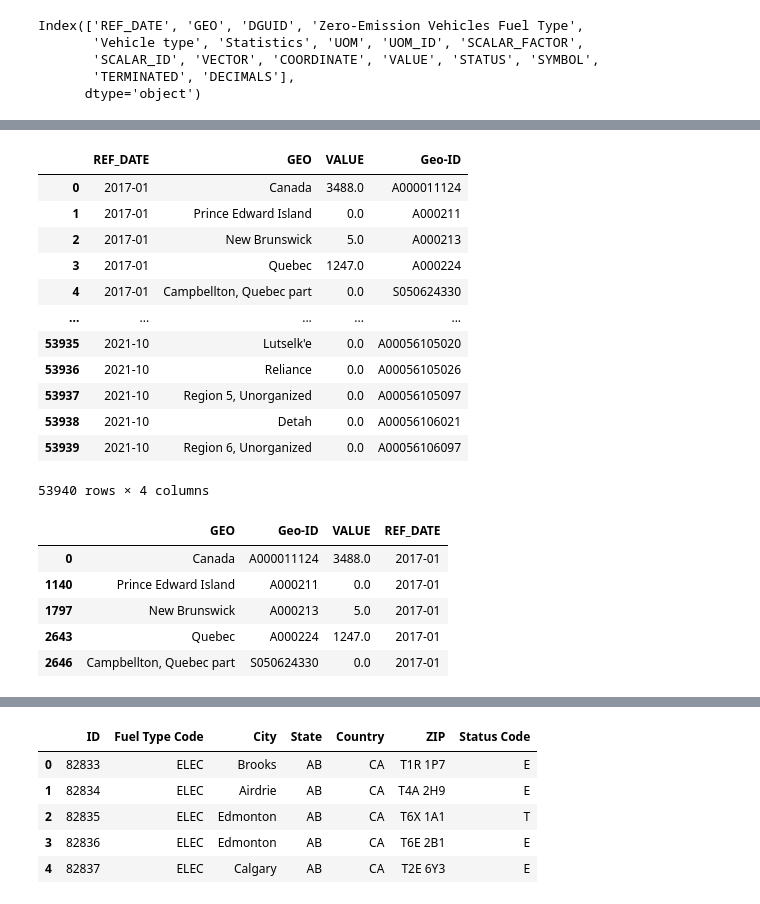
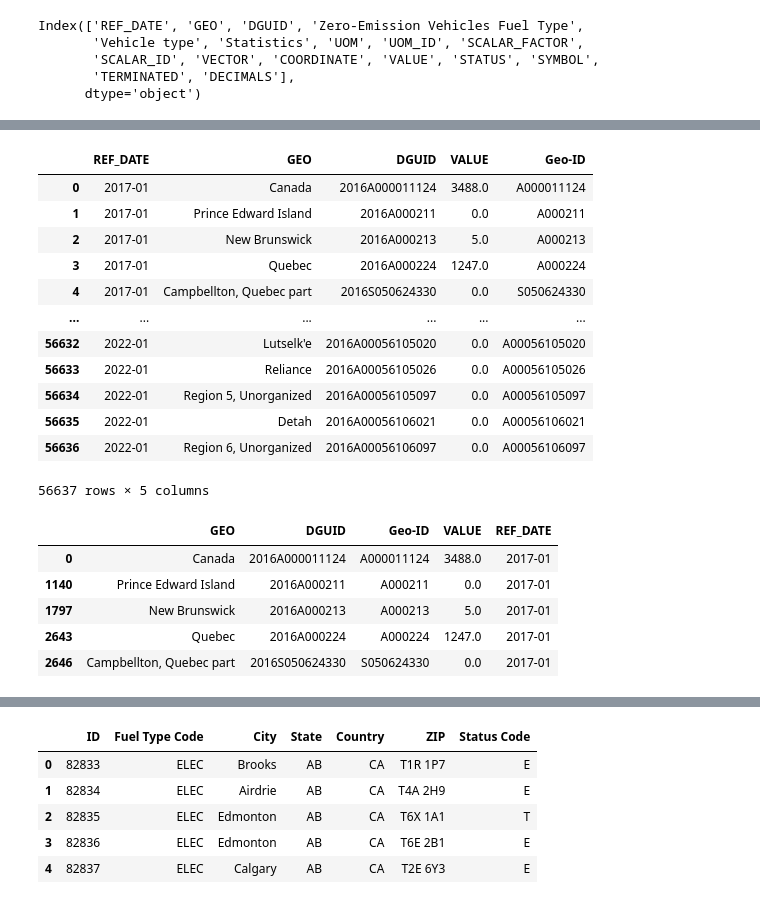
Before and after one commit to JorMerr/EV_charging_locations, a Jupyter notebook: dataset_cleaning.ipynb, the cells around one changed output, grey strips where cells are left out. Saved outputs shown, nothing was run; the diff lists cells and outputs as text; code cells hidden in the pictures.

Commit message:
Cleaning of new datasets, additional cleaning of existing datasets, merging of dataframes and filling of missing values completed

```diff
--- a/dataset_cleaning.ipynb
+++ b/dataset_cleaning.ipynb
@@ -5,5 +6,8 @@ from pathlib import Path
 # %%
 # Create reference paths to the raw dataset
-path = "raw_datasets/"
+path = "Datasets/raw_datasets/"
 EV_registrations_path = path + "EV_sales_table_raw.csv"
 EV_stations_raw = path + "EV_stations_raw.csv"
+population_raw = path + "Population_counts_raw.csv"
+income_raw = path + "Median_Income_Raw.csv"
+unemployment_raw = path + "Unemployment_rate_raw.csv"
@@ -144,34 +150,34 @@ See the caveats in the documentation: https://pandas.pydata.org/pandas-docs/stab
 # %%
 # Drop DGUID and Zero-Emission Vehicles Fuel Type columns, save to new DataFrame
-EV_locations_df = EV_filtered_df.drop(columns=["DGUID", "Zero-Emission Vehicles Fuel Type"], axis=1)
+EV_locations_df = EV_filtered_df.drop(columns=["Zero-Emission Vehicles Fuel Type"], axis=1)
 # %%
 # Reset the index
 EV_locations_df.reset_index(drop=True)
 # %% [output]
-|  | REF_DATE | GEO | VALUE | Geo-ID |
-| 0 | 2017-01 | Canada | 3488.0 | A000011124 |
-| 1 | 2017-01 | Prince Edward Island | 0.0 | A000211 |
-| 2 | 2017-01 | New Brunswick | 5.0 | A000213 |
-| 3 | 2017-01 | Quebec | 1247.0 | A000224 |
-| 4 | 2017-01 | Campbellton, Quebec part | 0.0 | S050624330 |
-| ... | ... | ... | ... | ... |
-| 53935 | 2021-10 | Lutselk'e | 0.0 | A00056105020 |
-| 53936 | 2021-10 | Reliance | 0.0 | A00056105026 |
-| 53937 | 2021-10 | Region 5, Unorganized | 0.0 | A00056105097 |
-| 53938 | 2021-10 | Detah | 0.0 | A00056106021 |
-| 53939 | 2021-10 | Region 6, Unorganized | 0.0 | A00056106097 |
+|  | REF_DATE | GEO | DGUID | VALUE | Geo-ID |
+| 0 | 2017-01 | Canada | 2016A000011124 | 3488.0 | A000011124 |
+| 1 | 2017-01 | Prince Edward Island | 2016A000211 | 0.0 | A000211 |
+| 2 | 2017-01 | New Brunswick | 2016A000213 | 5.0 | A000213 |
+| 3 | 2017-01 | Quebec | 2016A000224 | 1247.0 | A000224 |
+| 4 | 2017-01 | Campbellton, Quebec part | 2016S050624330 | 0.0 | S050624330 |
+| ... | ... | ... | ... | ... | ... |
+| 56632 | 2022-01 | Lutselk'e | 2016A00056105020 | 0.0 | A00056105020 |
+| 56633 | 2022-01 | Reliance | 2016A00056105026 | 0.0 | A00056105026 |
+| 56634 | 2022-01 | Region 5, Unorganized | 2016A00056105097 | 0.0 | A00056105097 |
+| 56635 | 2022-01 | Detah | 2016A00056106021 | 0.0 | A00056106021 |
+| 56636 | 2022-01 | Region 6, Unorganized | 2016A00056106097 | 0.0 | A00056106097 |
-53940 rows × 4 columns
+56637 rows × 5 columns
 # %%
 # Reorder the columns for ease of reading
-EV_locations_df = EV_locations_df[['GEO', 'Geo-ID', 'VALUE', 'REF_DATE']]
+EV_locations_df = EV_locations_df[['GEO', 'DGUID', 'Geo-ID', 'VALUE', 'REF_DATE']]
 EV_locations_df.head()
 # %% [output]
-|  | GEO | Geo-ID | VALUE | REF_DATE |
-| 0 | Canada | A000011124 | 3488.0 | 2017-01 |
-| 1140 | Prince Edward Island | A000211 | 0.0 | 2017-01 |
-| 1797 | New Brunswick | A000213 | 5.0 | 2017-01 |
-| 2643 | Quebec | A000224 | 1247.0 | 2017-01 |
-| 2646 | Campbellton, Quebec part | S050624330 | 0.0 | 2017-01 |
+|  | GEO | DGUID | Geo-ID | VALUE | REF_DATE |
+| 0 | Canada | 2016A000011124 | A000011124 | 3488.0 | 2017-01 |
+| 1140 | Prince Edward Island | 2016A000211 | A000211 | 0.0 | 2017-01 |
+| 1797 | New Brunswick | 2016A000213 | A000213 | 5.0 | 2017-01 |
+| 2643 | Quebec | 2016A000224 | A000224 | 1247.0 | 2017-01 |
+| 2646 | Campbellton, Quebec part | 2016S050624330 | S050624330 | 0.0 | 2017-01 |
 # %%
 # Save Canada to separate DataFrame, drop from locations DataFrame
 EV_country_df = EV_locations_df.loc[lambda EV_locations_df: EV_locations_df['GEO'] == 'Canada']
```
Also changed, not shown: parts of 112 cells of this notebook, 24 other files.
